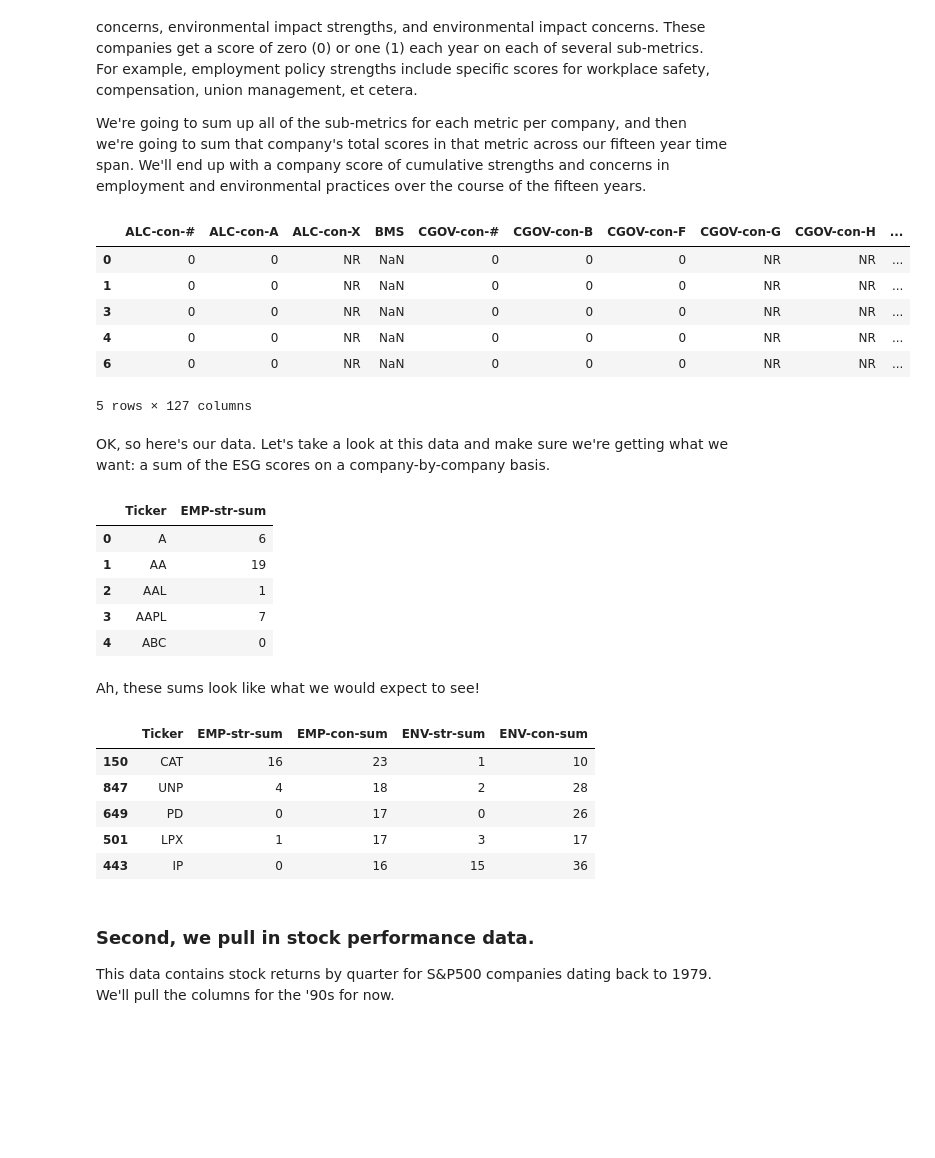
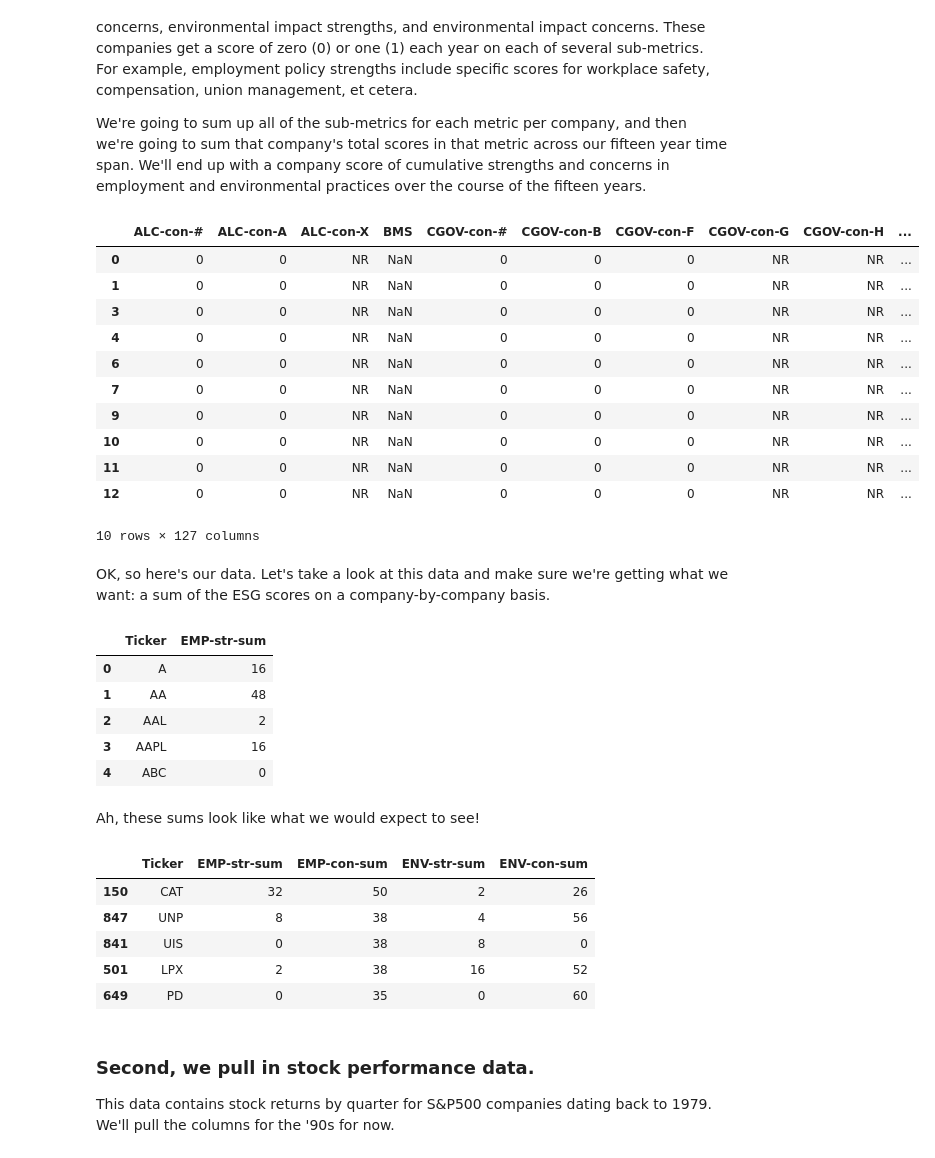
Before and after one commit to chelseatroy/fund_scale, a Jupyter notebook: data_explo/Exploring S&P Ethical Index Data.ipynb, the cells around one changed output. Drawn from its saved outputs; the diff is of its cells as text; code cells hidden in the pictures; blank space fills up the shorter version.

Commit message:
Fix the data analysis...sigh

```diff
--- a/data_explo/Exploring S&P Ethical Index Data.ipynb
+++ b/data_explo/Exploring S&P Ethical Index Data.ipynb
@@ -59,27 +60,38 @@ We're going to sum up all of the sub-metrics for each metric per company, and th
 # %%
 twenty_years = nineties + two_thousands
 
 def filter_500(df):
     return df[df['SP500'] == True]
 
 sp500_90s = []
 for data in twenty_years:
   sp500_90s.append(filter_500(data))
 
+def aggregate_columns_for(category, dataframe):
+    relevant_columns = [column_name for column_name in dataframe.columns.values if column_name.startswith(category)]
+    return dataframe[relevant_columns].sum(axis=1)
+
+
 aggregate_data = pd.concat(sp500_90s)
-aggregate_data['EMP-str-sum'] = aggregate_data[['EMP-str-A','EMP-str-B','EMP-str-C','EMP-str-D','EMP-str-F','EMP-str-G']].sum(axis=1)
-aggregate_data['EMP-con-sum'] = aggregate_data[['EMP-con-A','EMP-con-B','EMP-con-C','EMP-con-D']].sum(axis=1)
-aggregate_data['ENV-str-sum'] = aggregate_data[['ENV-str-A','ENV-str-B','ENV-str-C','ENV-str-D','ENV-str-F','ENV-str-G']].sum(axis=1)
-aggregate_data['ENV-con-sum'] = aggregate_data[['ENV-con-A','ENV-con-B','ENV-con-C','ENV-con-D','ENV-con-E','ENV-con-F']].sum(axis=1)
-aggregate_data.head()
+aggregate_data['EMP-str-sum'] = aggregate_columns_for('EMP-str', aggregate_data)
+aggregate_data['EMP-con-sum'] = aggregate_columns_for('EMP-con', aggregate_data)
+aggregate_data['ENV-str-sum'] = aggregate_columns_for('ENV-str', aggregate_data)
+aggregate_data['ENV-con-sum'] = aggregate_columns_for('ENV-con', aggregate_data)
+
+aggregate_data.head(10)
 # %% [output]
 |  | ALC-con-# | ALC-con-A | ALC-con-X | BMS | CGOV-con-# | CGOV-con-B | CGOV-con-F | CGOV-con-G | CGOV-con-H | ... |
 | 0 | 0 | 0 | NR | NaN | 0 | 0 | 0 | NR | NR | ... |
 | 1 | 0 | 0 | NR | NaN | 0 | 0 | 0 | NR | NR | ... |
 | 3 | 0 | 0 | NR | NaN | 0 | 0 | 0 | NR | NR | ... |
 | 4 | 0 | 0 | NR | NaN | 0 | 0 | 0 | NR | NR | ... |
 | 6 | 0 | 0 | NR | NaN | 0 | 0 | 0 | NR | NR | ... |
+| 7 | 0 | 0 | NR | NaN | 0 | 0 | 0 | NR | NR | ... |
+| 9 | 0 | 0 | NR | NaN | 0 | 0 | 0 | NR | NR | ... |
+| 10 | 0 | 0 | NR | NaN | 0 | 0 | 0 | NR | NR | ... |
+| 11 | 0 | 0 | NR | NaN | 0 | 0 | 0 | NR | NR | ... |
+| 12 | 0 | 0 | NR | NaN | 0 | 0 | 0 | NR | NR | ... |
-5 rows × 127 columns
+10 rows × 127 columns
 # %% [markdown]
 OK, so here's our data. Let's take a look at this data and make sure we're getting what we want: a sum of the ESG scores on a company-by-company basis.
 # %%
@@ -91,10 +103,10 @@ esg_marker_data = sum_scores_for(aggregate_data, 'EMP-str-sum')
 esg_marker_data.head()
 # %% [output]
 |  | Ticker | EMP-str-sum |
-| 0 | A | 6 |
-| 1 | AA | 19 |
-| 2 | AAL | 1 |
-| 3 | AAPL | 7 |
+| 0 | A | 16 |
+| 1 | AA | 48 |
+| 2 | AAL | 2 |
+| 3 | AAPL | 16 |
 | 4 | ABC | 0 |
 # %% [markdown]
 Ah, these sums look like what we would expect to see!
@@ -106,11 +118,11 @@ esg_marker_data['ENV-con-sum'] = sum_scores_for(aggregate_data, 'ENV-con-sum')['
 esg_marker_data.sort_values(by=['EMP-con-sum'], ascending=False).head()
 # %% [output]
 |  | Ticker | EMP-str-sum | EMP-con-sum | ENV-str-sum | ENV-con-sum |
-| 150 | CAT | 16 | 23 | 1 | 10 |
-| 847 | UNP | 4 | 18 | 2 | 28 |
-| 649 | PD | 0 | 17 | 0 | 26 |
-| 501 | LPX | 1 | 17 | 3 | 17 |
-| 443 | IP | 0 | 16 | 15 | 36 |
+| 150 | CAT | 32 | 50 | 2 | 26 |
+| 847 | UNP | 8 | 38 | 4 | 56 |
+| 841 | UIS | 0 | 38 | 8 | 0 |
+| 501 | LPX | 2 | 38 | 16 | 52 |
+| 649 | PD | 0 | 35 | 0 | 60 |
 # %% [markdown]
 ### Second, we pull in stock performance data.
 
```
Also changed, not shown: parts of 46 cells of this notebook.
